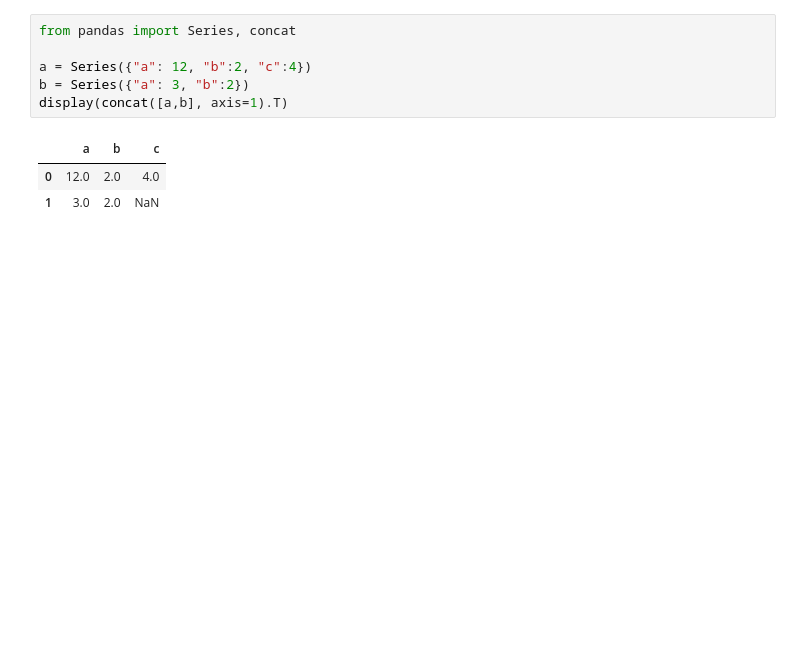
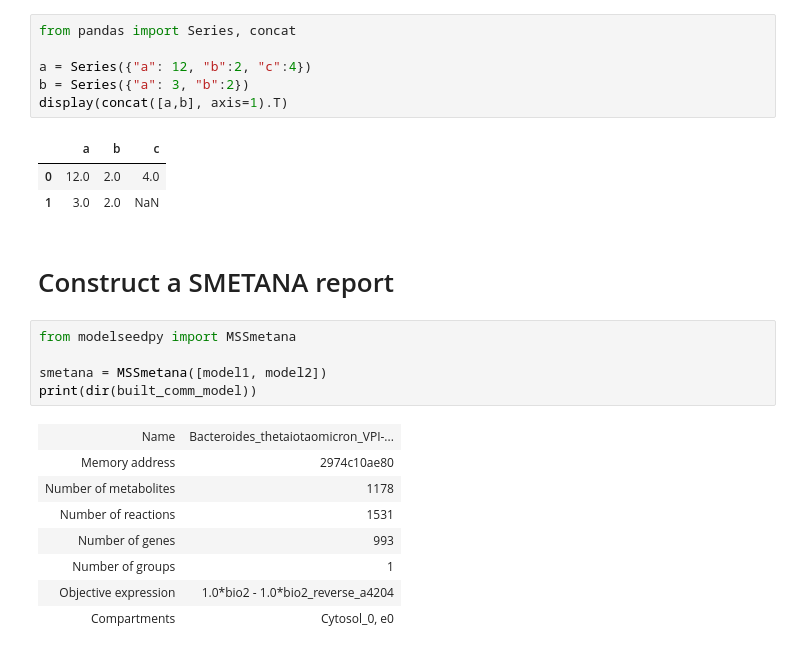
Before and after one commit to dtriadis/ModelSEEDpy, a Jupyter notebook: examples/HTML_report.ipynb, the cells around one changed output. Cells and saved outputs as stored; diff of their text form; blank space fills up the shorter version.

Commit message:
SMETANA KBase output draft and Notebook updates

```diff
--- a/examples/HTML_report.ipynb
+++ b/examples/HTML_report.ipynb
@@ -172,3 +172,19 @@ display(concat([a,b], axis=1).T)
 |  | a | b | c |
 | 0 | 12.0 | 2.0 | 4.0 |
 | 1 | 3.0 | 2.0 | NaN |
+# %% [markdown]
+# Construct a SMETANA report
+# %%
+from modelseedpy import MSSmetana
+
+smetana = MSSmetana([model1, model2])
+print(dir(built_comm_model))
+# %% [output]
+| Name | Bacteroides_thetaiotaomicron_VPI-... |
+| Memory address | 2974c10ae80 |
+| Number of metabolites | 1178 |
+| Number of reactions | 1531 |
+| Number of genes | 993 |
+| Number of groups | 1 |
+| Objective expression | 1.0*bio2 - 1.0*bio2_reverse_a4204 |
+| Compartments | Cytosol_0, e0 |
```
Also changed, not shown: parts of 2 cells of this notebook, 3 other files.
